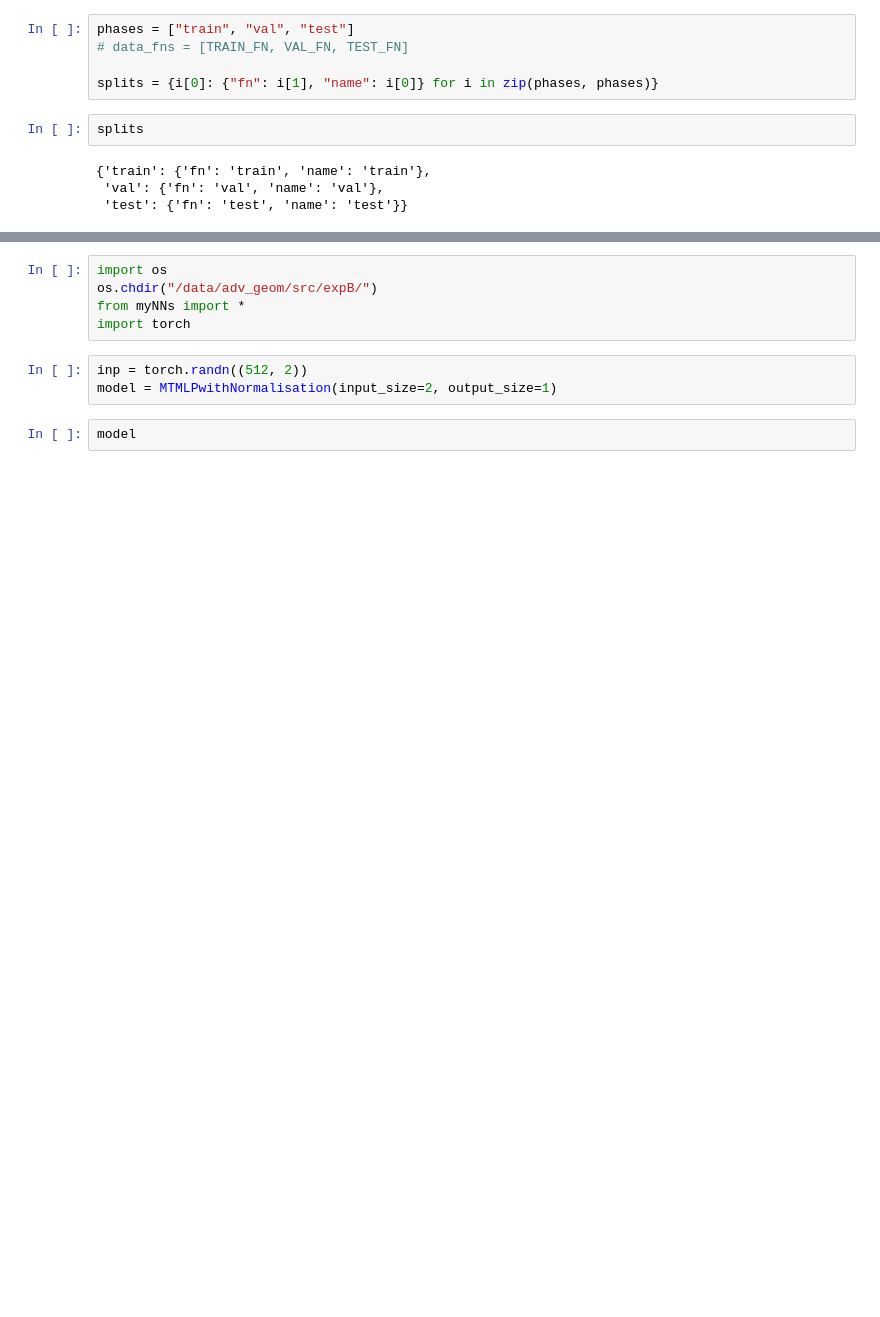
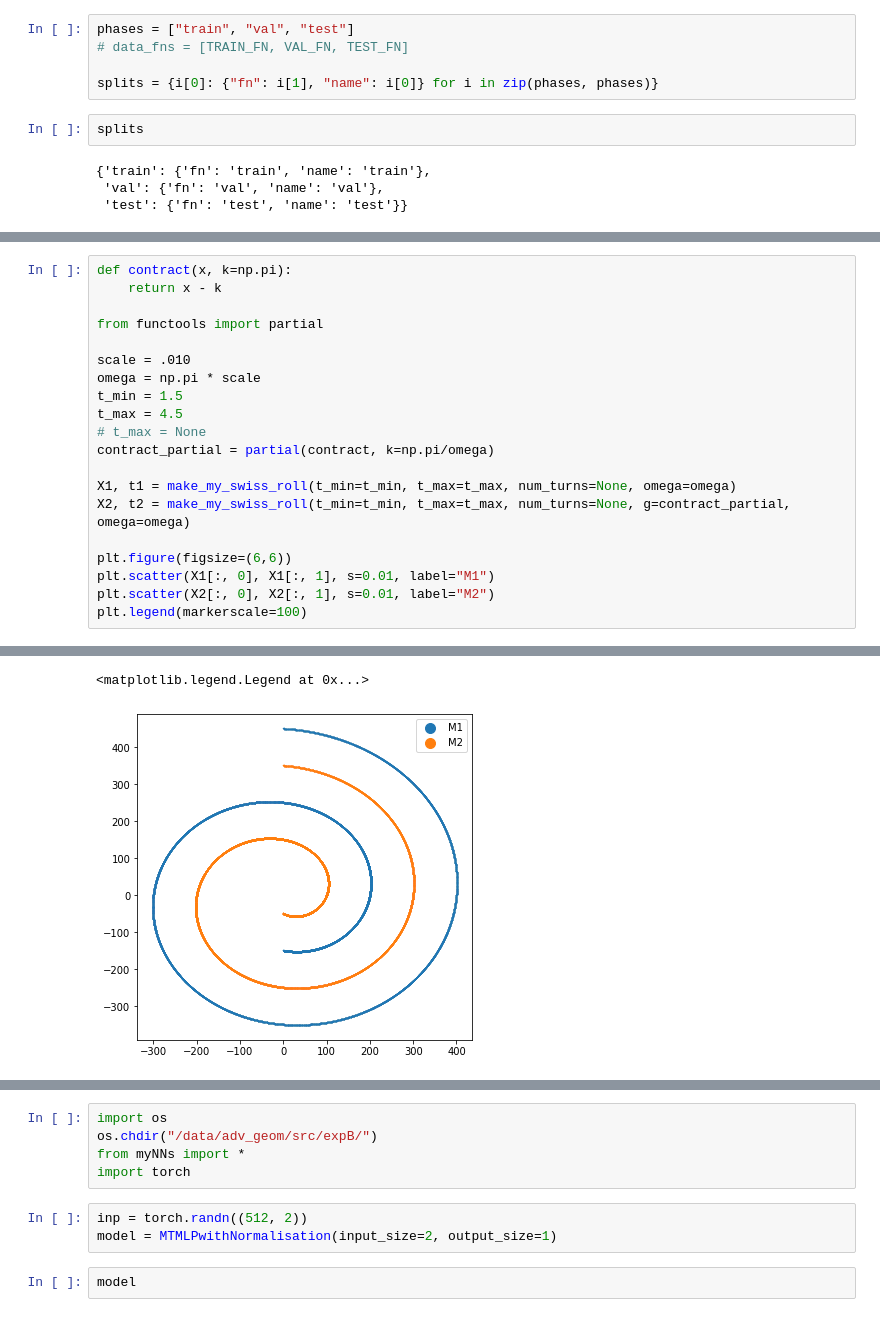
Before and after one commit to microsoft/distance-learner, a Jupyter notebook: notebooks/Playground.ipynb, the cells around one changed output, grey strips where cells are left out. Cells and saved outputs as stored; diff of their text form; blank space fills up the shorter version.

```diff
--- a/notebooks/Playground.ipynb
+++ b/notebooks/Playground.ipynb
@@ -321,0 +455,21 @@ tensor([0., 0., 0., 0., 0.], requires_grad=True)
+# %%
+def contract(x, k=np.pi):
+    return x - k
+
+from functools import partial
+
+scale = .010
+omega = np.pi * scale
+t_min = 1.5
+t_max = 4.5
+# t_max = None
+contract_partial = partial(contract, k=np.pi/omega)
+
+X1, t1 = make_my_swiss_roll(t_min=t_min, t_max=t_max, num_turns=None, omega=omega)
+X2, t2 = make_my_swiss_roll(t_min=t_min, t_max=t_max, num_turns=None, g=contract_partial, omega=omega)
+
+plt.figure(figsize=(6,6))
+plt.scatter(X1[:, 0], X1[:, 1], s=0.01, label="M1")
+plt.scatter(X2[:, 0], X2[:, 1], s=0.01, label="M2")
+plt.legend(markerscale=100)
+# %% [output]
@@ -321,0 +480,2 @@ tensor([0., 0., 0., 0., 0.], requires_grad=True)
+<matplotlib.legend.Legend at 0x...>
+[figure, added]
```
Also changed, not shown: parts of 29 cells of this notebook, 4 other files.
